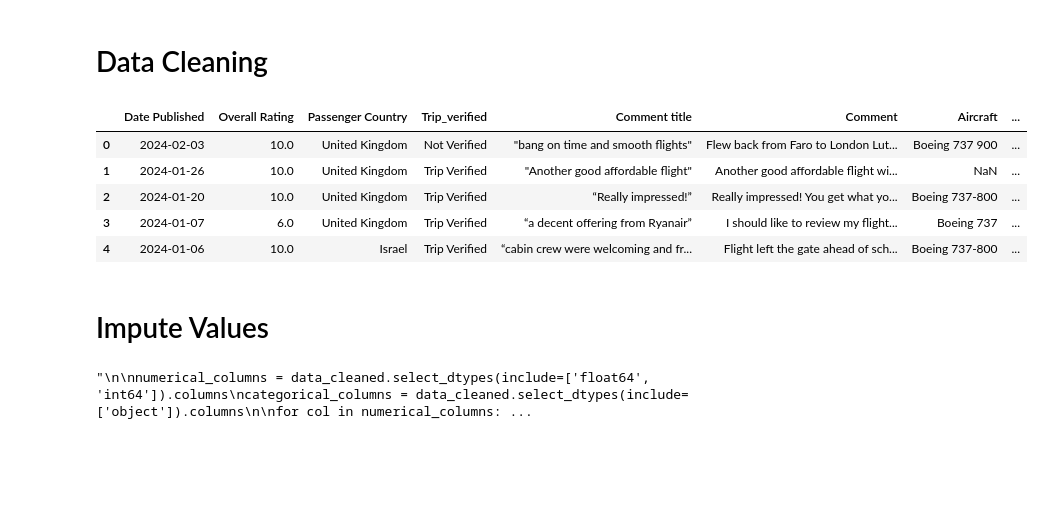
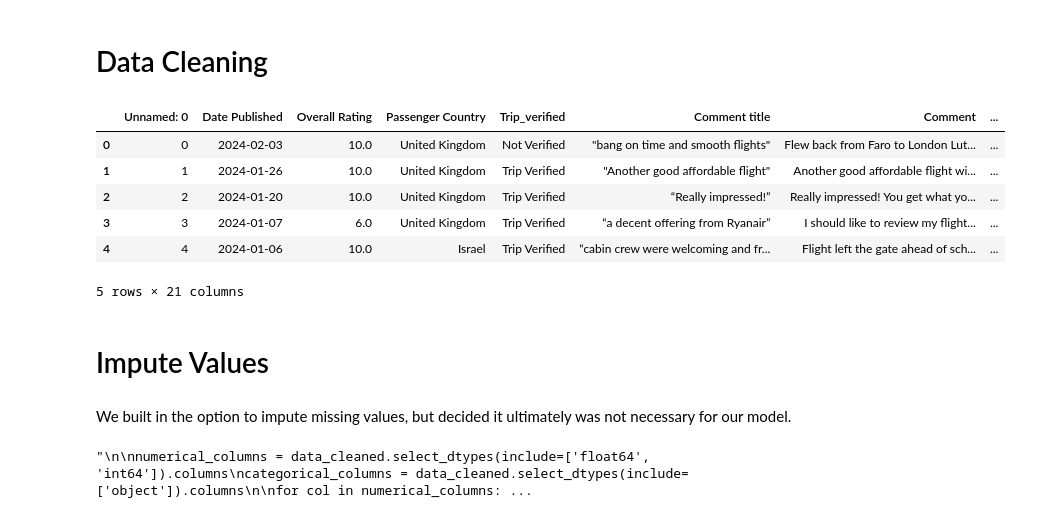
Before and after one commit to UVA-MLSys/Big-Data-Systems, a Jupyter notebook: Team 4/00_Explore_Dataset.ipynb, the cells around one changed output. Drawn from its saved outputs; the diff is of its cells as text; code cells hidden in the pictures; blank space fills up the shorter version.

```diff
--- a/Team 4/00_Explore_Dataset.ipynb
+++ b/Team 4/00_Explore_Dataset.ipynb
@@ -74,23 +83,29 @@ plt.show()
 # %% [markdown]
 # Data Cleaning
 # %%
+# option to drop unneccesary columns - already completed
 # drop the 'Unnamed: 0' column - index use only
-data_cleaned = data.drop(columns=['Record ID'])
+#data_cleaned = data.drop(columns=['Unnamed: 0'])
+
+data_cleaned = data
 
 # convert 'Date Published' and 'Date Flown' to datetime objects
 data_cleaned['Date Published'] = pd.to_datetime(data_cleaned['Date Published'])
 data_cleaned['Date Flown'] = pd.to_datetime(data_cleaned['Date Flown'], errors='coerce')  # Coerce errors due to invalid parsing
 
 data_cleaned.head()
 # %% [output]
-|  | Date Published | Overall Rating | Passenger Country | Trip_verified | Comment title | Comment | Aircraft | ... |
-| 0 | 2024-02-03 | 10.0 | United Kingdom | Not Verified | "bang on time and smooth flights" | Flew back from Faro to London Lut... | Boeing 737 900 | ... |
-| 1 | 2024-01-26 | 10.0 | United Kingdom | Trip Verified | "Another good affordable flight" | Another good affordable flight wi... | NaN | ... |
-| 2 | 2024-01-20 | 10.0 | United Kingdom | Trip Verified | “Really impressed!” | Really impressed! You get what yo... | Boeing 737-800 | ... |
-| 3 | 2024-01-07 | 6.0 | United Kingdom | Trip Verified | “a decent offering from Ryanair” | I should like to review my flight... | Boeing 737 | ... |
-| 4 | 2024-01-06 | 10.0 | Israel | Trip Verified | “cabin crew were welcoming and fr... | Flight left the gate ahead of sch... | Boeing 737-800 | ... |
+|  | Unnamed: 0 | Date Published | Overall Rating | Passenger Country | Trip_verified | Comment title | Comment | ... |
+| 0 | 0 | 2024-02-03 | 10.0 | United Kingdom | Not Verified | "bang on time and smooth flights" | Flew back from Faro to London Lut... | ... |
+| 1 | 1 | 2024-01-26 | 10.0 | United Kingdom | Trip Verified | "Another good affordable flight" | Another good affordable flight wi... | ... |
+| 2 | 2 | 2024-01-20 | 10.0 | United Kingdom | Trip Verified | “Really impressed!” | Really impressed! You get what yo... | ... |
+| 3 | 3 | 2024-01-07 | 6.0 | United Kingdom | Trip Verified | “a decent offering from Ryanair” | I should like to review my flight... | ... |
+| 4 | 4 | 2024-01-06 | 10.0 | Israel | Trip Verified | “cabin crew were welcoming and fr... | Flight left the gate ahead of sch... | ... |
+5 rows × 21 columns
 # %% [markdown]
 # Impute Values
+# %% [markdown]
+We built in the option to impute missing values, but decided it ultimately was not necessary for our model.
 # %%
 # option to impute missing values
 # fills numerical columns with median values
```
Also changed, not shown: parts of 25 cells of this notebook.
